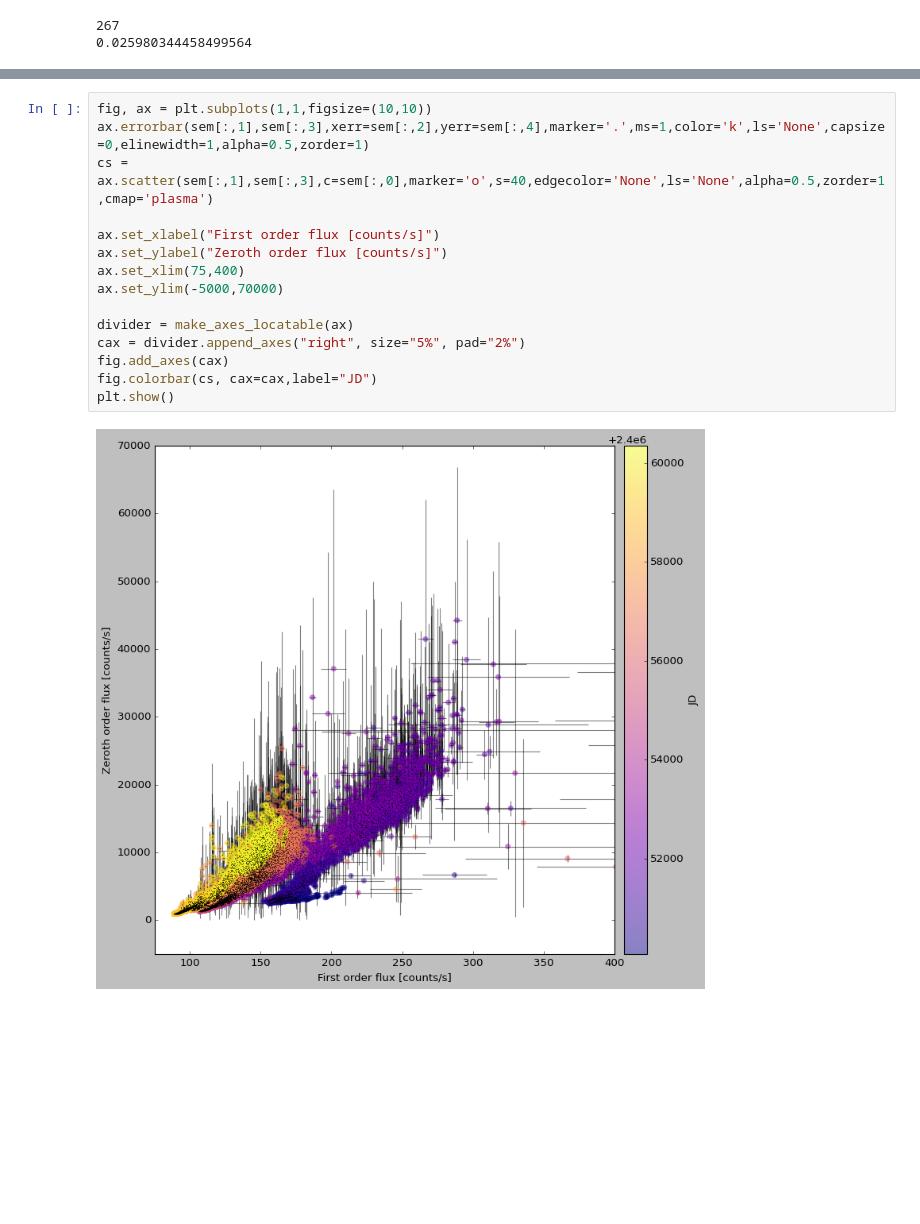
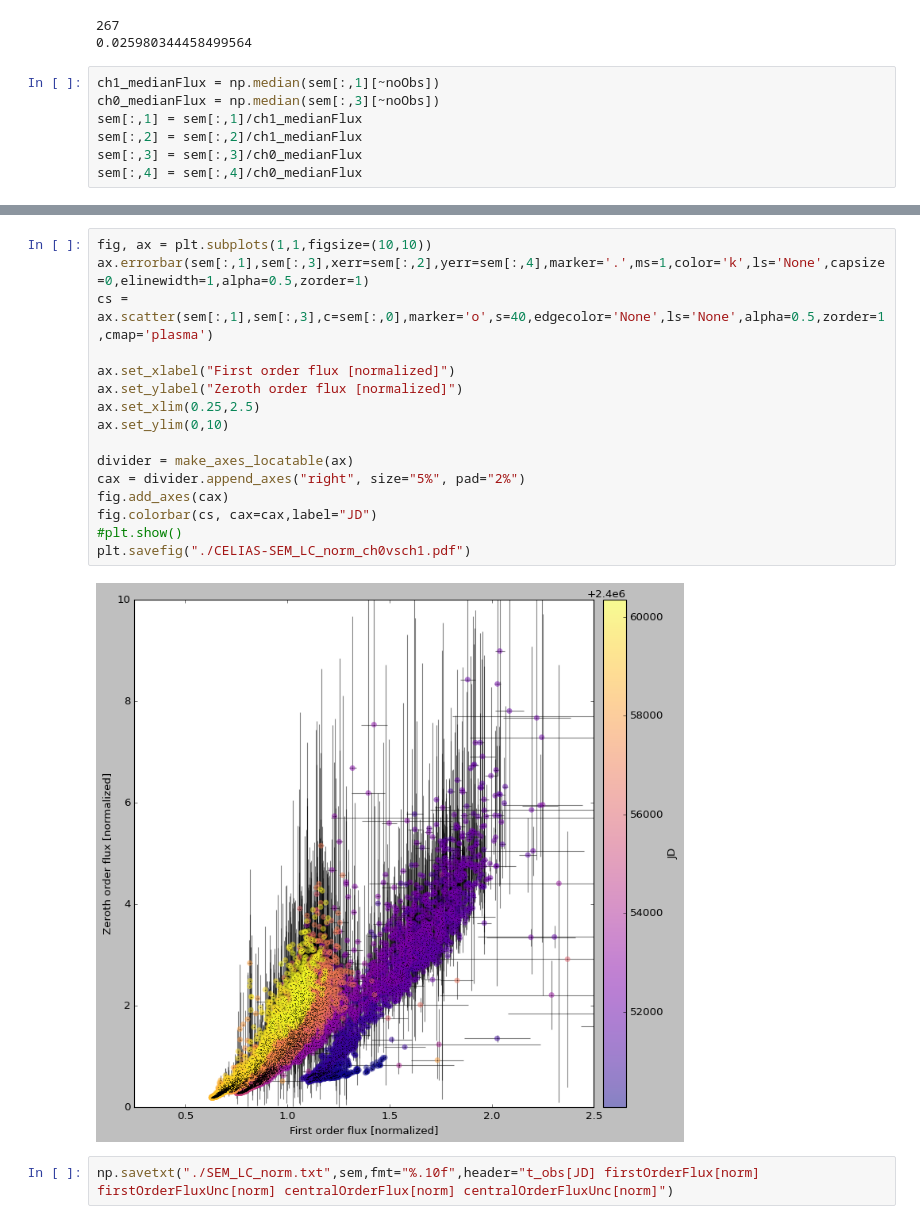
Before and after one commit to esandford/archivalSOHO, a Jupyter notebook: analysis/CELIAS-SEMnormalizeLC.ipynb, the cells around one changed output, grey strips where cells are left out. Cells and saved outputs as stored; diff of their text form; blank space fills up the shorter version.

Commit message:
versions of VIRGO and SEM light curves normalized by median flux value

```diff
--- a/analysis/CELIAS-SEMnormalizeLC.ipynb
+++ b/analysis/CELIAS-SEMnormalizeLC.ipynb
@@ -85,6 +85,13 @@ print(dutyCycle)
 # %% [output]
 267
 0.025980344458499564
+# %%
+ch1_medianFlux = np.median(sem[:,1][~noObs])
+ch0_medianFlux = np.median(sem[:,3][~noObs])
+sem[:,1] = sem[:,1]/ch1_medianFlux
+sem[:,2] = sem[:,2]/ch1_medianFlux
+sem[:,3] = sem[:,3]/ch0_medianFlux
+sem[:,4] = sem[:,4]/ch0_medianFlux
 # %%
 fig, axes = plt.subplots(2,1,figsize=(16,12))
 axes[0].errorbar(sem[:,0],sem[:,1],yerr=sem[:,2],marker='.',ms=3,color='k',ls='None',capsize=0,elinewidth=1,alpha=0.5)
@@ -106,17 +115,20 @@ plt.show()
 # %%
 fig, ax = plt.subplots(1,1,figsize=(10,10))
 ax.errorbar(sem[:,1],sem[:,3],xerr=sem[:,2],yerr=sem[:,4],marker='.',ms=1,color='k',ls='None',capsize=0,elinewidth=1,alpha=0.5,zorder=1)
 cs = ax.scatter(sem[:,1],sem[:,3],c=sem[:,0],marker='o',s=40,edgecolor='None',ls='None',alpha=0.5,zorder=1,cmap='plasma')
 
-ax.set_xlabel("First order flux [counts/s]")
-ax.set_ylabel("Zeroth order flux [counts/s]")
-ax.set_xlim(75,400)
-ax.set_ylim(-5000,70000)
+ax.set_xlabel("First order flux [normalized]")
+ax.set_ylabel("Zeroth order flux [normalized]")
+ax.set_xlim(0.25,2.5)
+ax.set_ylim(0,10)
 
 divider = make_axes_locatable(ax)
 cax = divider.append_axes("right", size="5%", pad="2%")
 fig.add_axes(cax)
 fig.colorbar(cs, cax=cax,label="JD")
-plt.show()
+#plt.show()
+plt.savefig("./CELIAS-SEM_LC_norm_ch0vsch1.pdf")
 # %% [output]
-[figure, old version]
+[figure, new version]
+# %%
+np.savetxt("./SEM_LC_norm.txt",sem,fmt="%.10f",header="t_obs[JD] firstOrderFlux[norm] firstOrderFluxUnc[norm] centralOrderFlux[norm] centralOrderFluxUnc[norm]")
```
Also changed, not shown: parts of 1 cell of this notebook, 5 other files.
